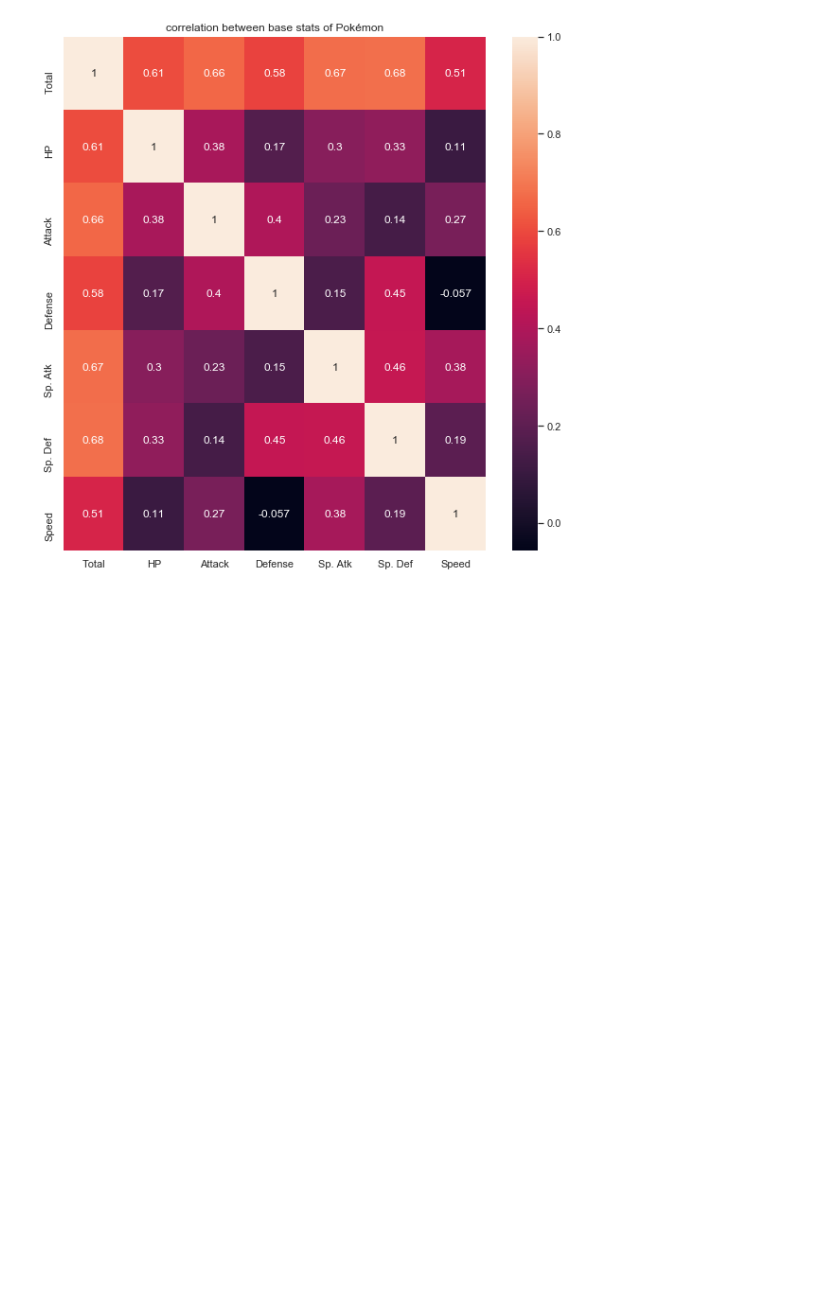
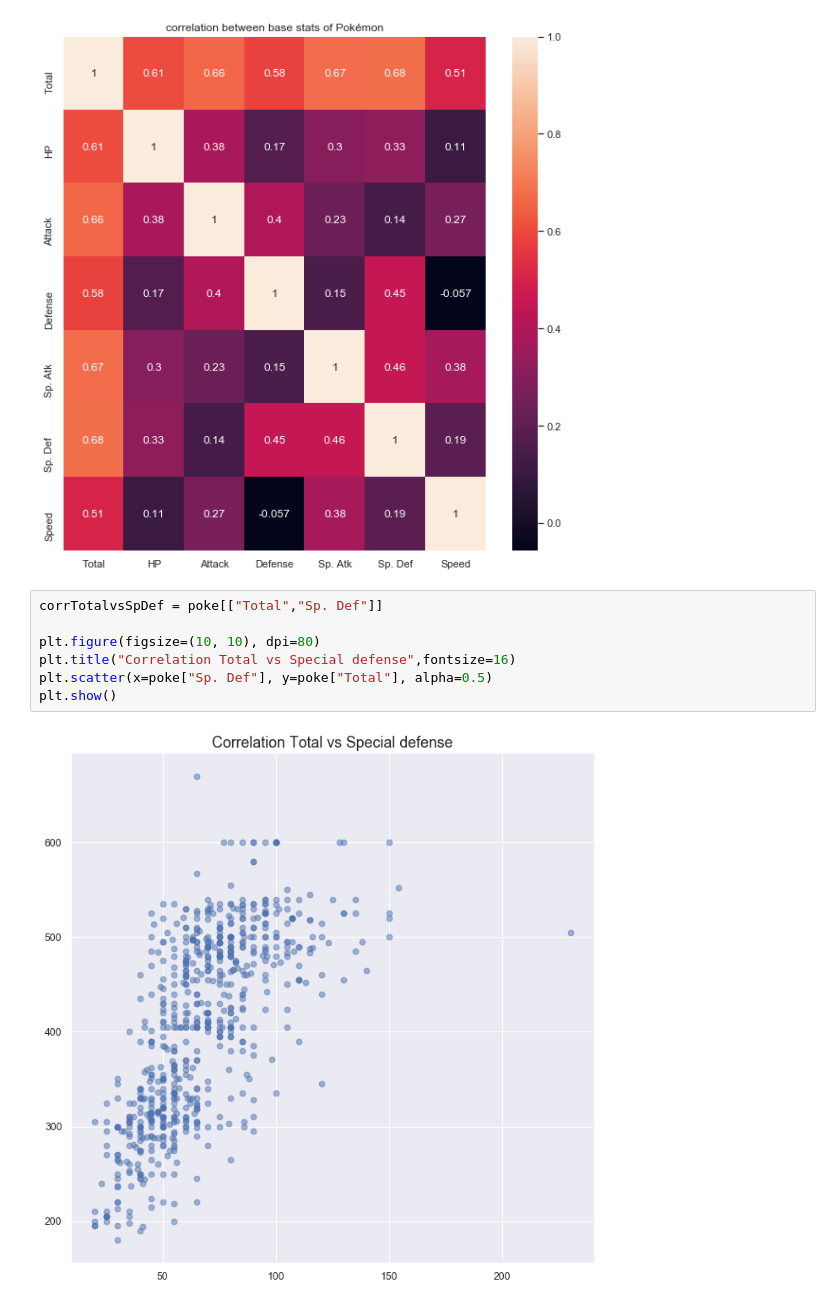
Before and after one commit to ralliet/pokemon_analysis, a Jupyter notebook: main.py.ipynb, the cells around one changed output. Cells and saved outputs as stored; diff of their text form; blank space fills up the shorter version.

Commit message:
correlation between Total & Special defense

```diff
--- a/main.py.ipynb
+++ b/main.py.ipynb
@@ -110,3 +110,12 @@ correlationMap.set(title="correlation between base stats of Pokémon")
 # %% [output]
 [Text(0.5,1,'correlation between base stats of Pokémon')]
 [figure]
+# %%
+corrTotalvsSpDef = poke[["Total","Sp. Def"]]
+
+plt.figure(figsize=(10, 10), dpi=80)
+plt.title("Correlation Total vs Special defense",fontsize=16)
+plt.scatter(x=poke["Sp. Def"], y=poke["Total"], alpha=0.5)
+plt.show()
+# %% [output]
+[figure, added]
```
Also changed, not shown: parts of 3 cells of this notebook.
